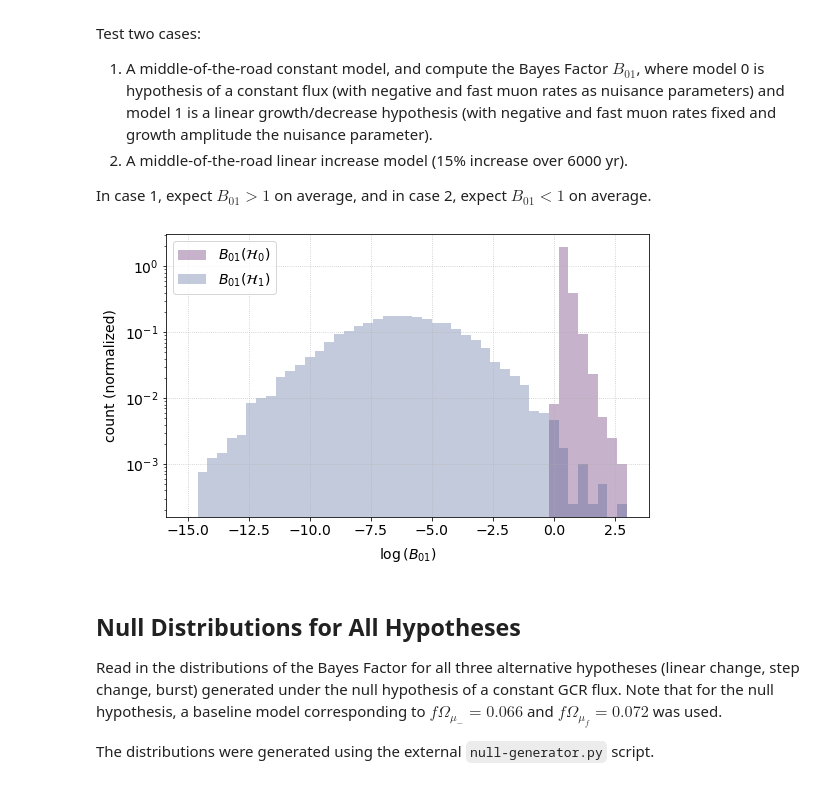
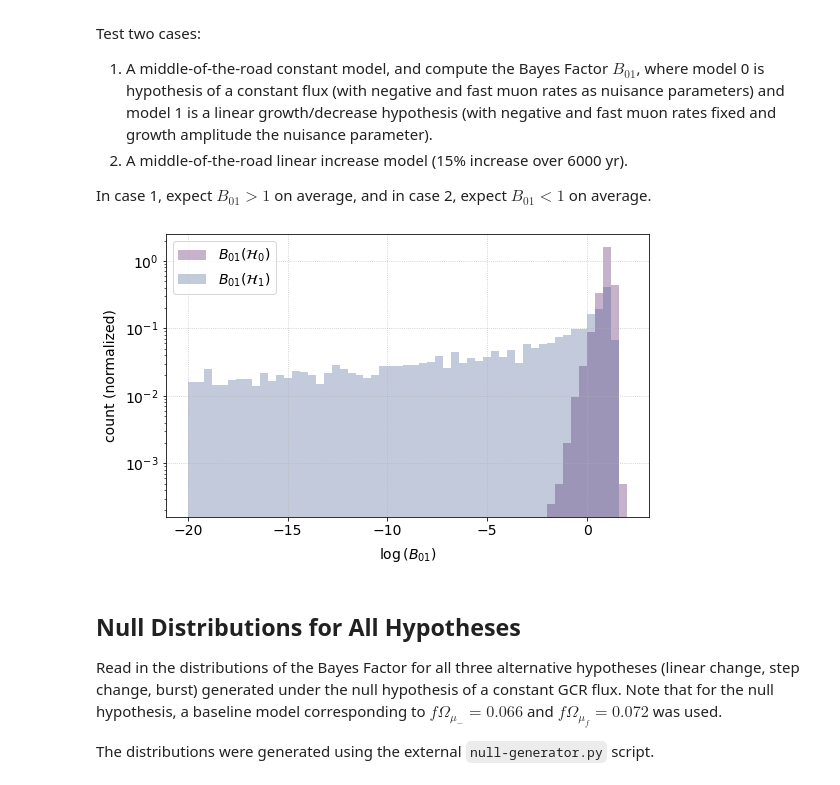
Before and after one commit to 14CO/Dome-C-Sensitivity, a Jupyter notebook: gcr-sensitivity.ipynb, the cells around one changed output. Saved outputs shown, nothing was run; the diff lists cells and outputs as text; code cells hidden in the pictures.

```diff
--- a/gcr-sensitivity.ipynb
+++ b/gcr-sensitivity.ipynb
@@ -136,0 +145,7 @@ FITS_rec([( 1.1,), ( 1.2,), ( 1.3,), ( 1.4,), ( 1.5,), ( 1.6,), ( 1.7,),
+# %%
+logVarPrior = varPrior(const_models)
+
+const_models.logprior = logVarPrior
+
+plt.scatter(const_models.fofactors['FOMUNEG'],const_models.fofactors['FOMUFAST'], s=np.exp(logVarPrior)*20)
+plt.show()
@@ -136,0 +154,2 @@ FITS_rec([( 1.1,), ( 1.2,), ( 1.3,), ( 1.4,), ( 1.5,), ( 1.6,), ( 1.7,),
+# %%
+linear_models.logprior = varPrior(linear_models)
@@ -284,49 +272,58 @@ Test two cases:
 
 In case 1, expect $B_{01}>1$ on average, and in case 2, expect $B_{01}<1$ on average.
 # %%
-dist = (const_models.fofactors['FOMUNEG'] - fmu_neg)**2 + (const_models.fofactors['FOMUFAST'] - fmu_fast)**2
-j = dist.argmin()
-data_const = const_models.models[j]
+#dist = (const_models.fofactors['FOMUNEG'] - fmu_neg)**2 + (const_models.fofactors['FOMUFAST'] - fmu_fast)**2
+#j = dist.argmin()
+#data_const = const_models.models[j]
+
+N = 10000
+data_const_mult = random.choices(const_models.models, weights=np.exp(const_models.logprior),k=N)
 
 # Generate B_01, where 0=const model and 1=linear model,
 # under the null hypothesis where the data are produced by the "baseline" constant model.
 BF_lin_null = []
-for i in tqdm(range(10000)):
-    z_samp, CO_samp, dCO_samp = data_const.sample_z()
+for i in tqdm(range(N)):
+    #z_samp, CO_samp, dCO_samp = data_const.sample_z()
+    z_samp, CO_samp, dCO_samp = data_const_mult[i].sample_z()
     B = const_models.likelihood(z_samp, CO_samp, dCO_samp) / linear_models.likelihood(z_samp, CO_samp, dCO_samp)
     BF_lin_null.append(B)
 # %%
-j = np.abs(linear_models.amplitudes['AMPL'] - 1.12).argmin()
-data_lin = linear_models.models[j]
+#dist = param_dist(linear_models, [1.12, fmu_neg, fmu_fast])
+#j = dist.argmin()
+#data_lin = linear_models.models[j]
+
+N = 10000
+data_lin_mult = random.choices(linear_models.models, weights=np.exp(linear_models.logprior),k=N)
 
 # Generate B_01, where 0=const model and 1=linear model,
 # under the alternative hypothesis where the data are produced
 # by a middle-of-the-road linear model.
 BF_lin = []
-for i in tqdm(range(10000)):
-    z_samp, CO_samp, dCO_samp = data_lin.sample_z()
+for i in tqdm(range(N)):
+    #z_samp, CO_samp, dCO_samp = data_lin.sample_z()
+    z_samp, CO_samp, dCO_samp = data_lin_mult[i].sample_z()
     B = const_models.likelihood(z_samp, CO_samp, dCO_samp) / linear_models.likelihood(z_samp, CO_samp, dCO_samp)
     BF_lin.append(B)
 # %%
 fig, ax = plt.subplots(1,1, figsize=(8,5))
 
-logBmin = np.round(np.log10(np.min(np.minimum(BF_lin_null, BF_lin))))
-logBmax = np.round(np.log10(np.max(np.maximum(BF_lin_null, BF_lin))))
+logBmin = np.maximum(np.round(np.log10(np.min(np.minimum(BF_lin_null, BF_lin)))),-20)
+logBmax = np.minimum(np.round(np.log10(np.max(np.maximum(BF_lin_null, BF_lin)))),10)
 nbins = int(np.round((logBmax - logBmin) / 0.4) + 1)
 
 ax.hist(np.log10(BF_lin_null), bins=np.linspace(logBmin, logBmax, nbins), alpha=0.3, density=1,
         label=r'$B_{01}(\mathcal{H}_0)$');
 ax.hist(np.log10(BF_lin), bins=np.linspace(logBmin, logBmax, nbins), alpha=0.3, density=1,
         label=r'$B_{01}(\mathcal{H}_1)$');
 ax.set(xlabel=r'$\log{(B_{01})}$',
        ylabel='count (normalized)',
        yscale='log')
 
 ax.legend(loc='upper left')
 
 fig.tight_layout()
 # %% [output]
-[figure, old version]
+[figure, new version]
 # %% [markdown]
 ## Null Distributions for All Hypotheses
 
```
Also changed, not shown: parts of 39 cells of this notebook, 6 other files.
